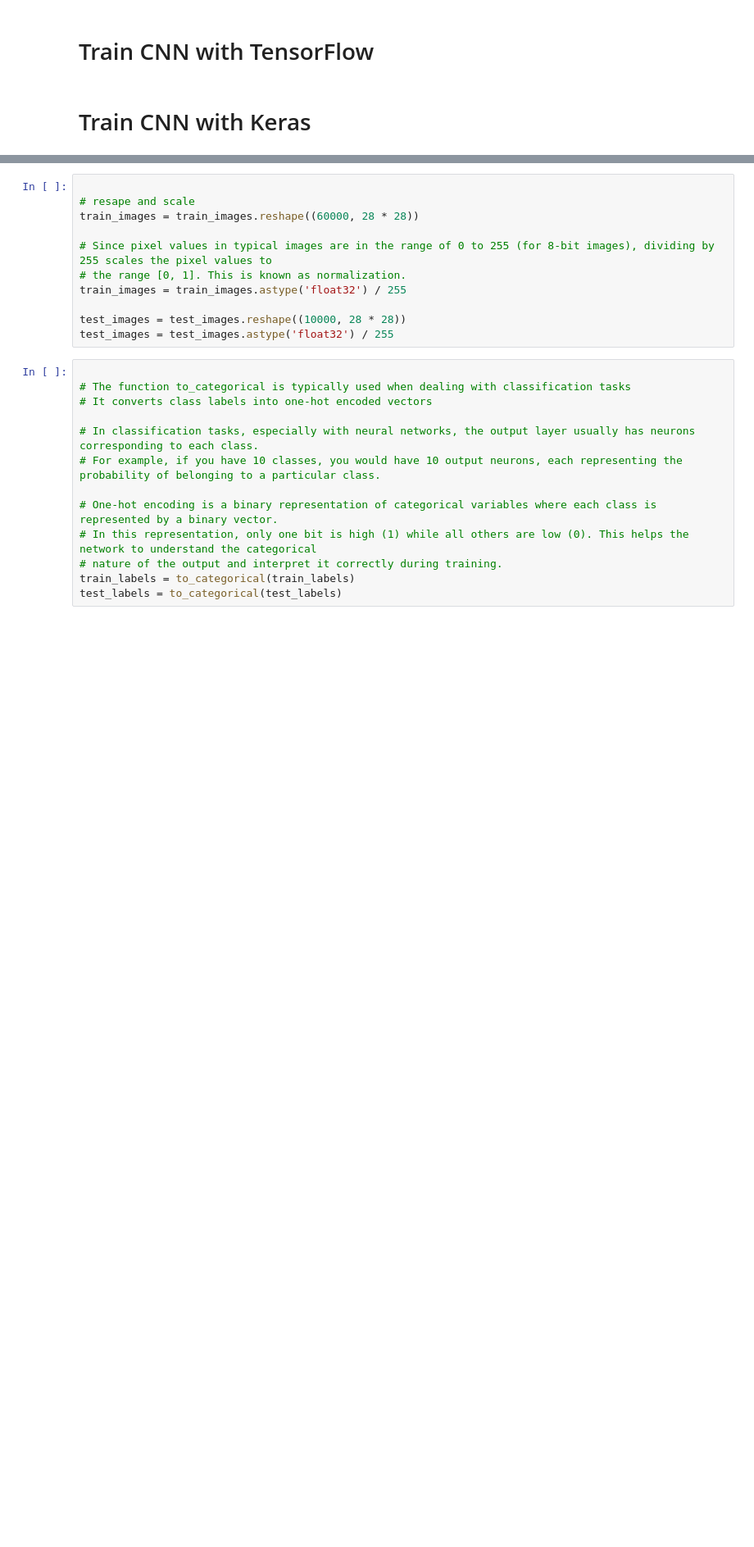
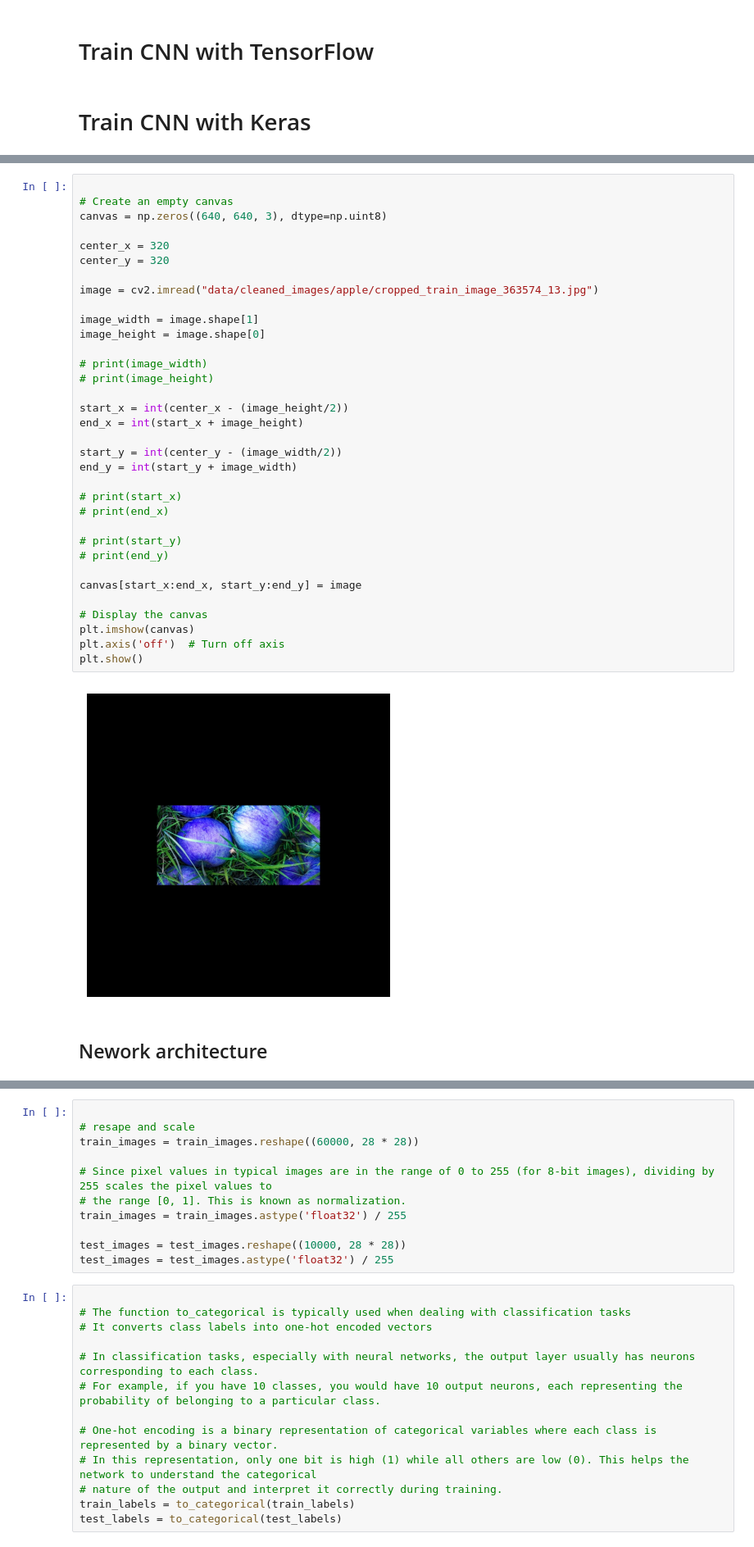
Before and after one commit to NikoletaKocurovaAI/artificial-intelligence, a Jupyter notebook: computer-vision/robot-object-recognition/research/object_classification.ipynb, the cells around one changed output, grey strips where cells are left out. Shown at 82% size. Drawn from its saved outputs; the diff is of its cells as text; blank space fills up the shorter version.

```diff
--- a/computer-vision/robot-object-recognition/research/object_classification.ipynb
+++ b/computer-vision/robot-object-recognition/research/object_classification.ipynb
@@ -11,0 +120,38 @@ import matplotlib.pyplot as plt
+# %%
+
+# Create an empty canvas
+canvas = np.zeros((640, 640, 3), dtype=np.uint8)
+
+center_x = 320
+center_y = 320
+
+image = cv2.imread("data/cleaned_images/apple/cropped_train_image_363574_13.jpg")
+
+image_width = image.shape[1]
+image_height = image.shape[0]
+
+# print(image_width)
+# print(image_height)
+
+start_x = int(center_x - (image_height/2))
+end_x = int(start_x + image_height)
+
+start_y = int(center_y - (image_width/2))
+end_y = int(start_y + image_width)
+
+# print(start_x)
+# print(end_x)
+
+# print(start_y)
+# print(end_y)
+
+canvas[start_x:end_x, start_y:end_y] = image
+
+# Display the canvas
+plt.imshow(canvas)
+plt.axis('off')  # Turn off axis
+plt.show()
+# %% [output]
+[figure, added]
+# %% [markdown]
+## Nework architecture
```
Also changed, not shown: parts of 71 cells of this notebook, 1 other file.
